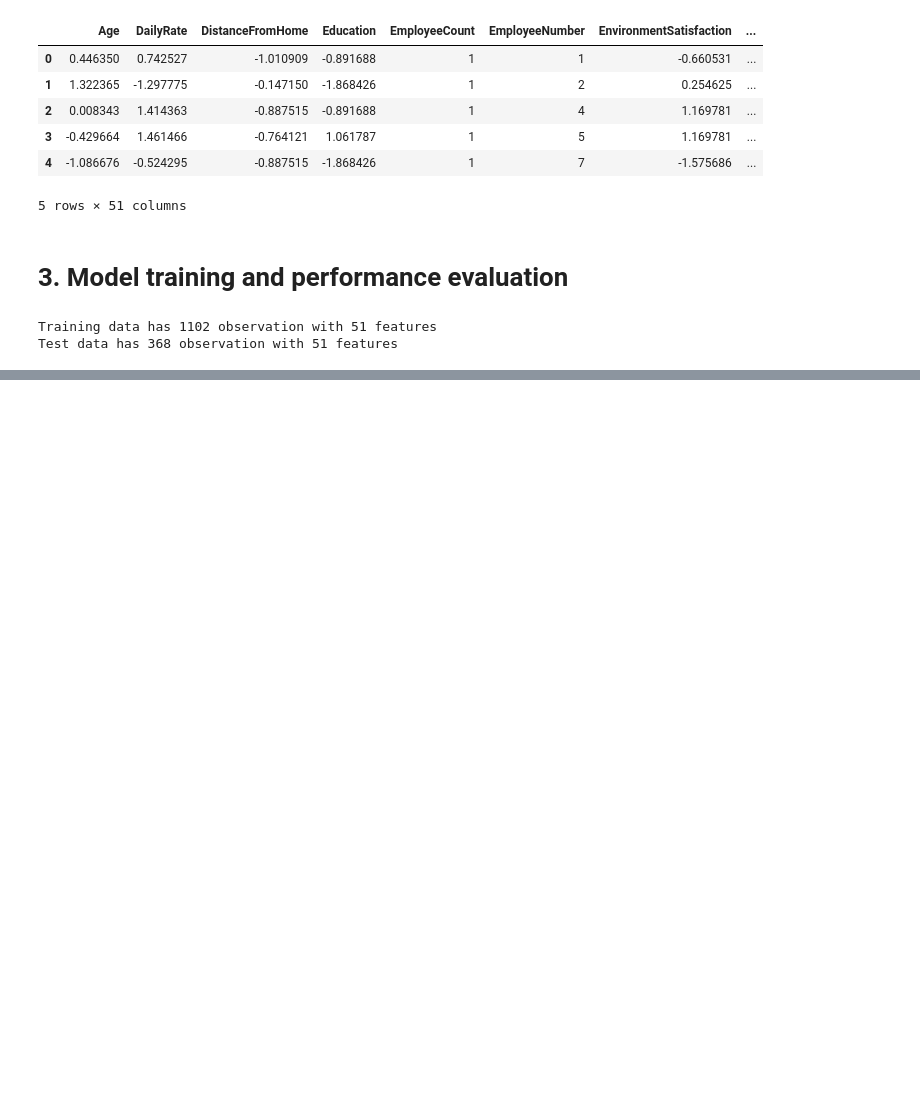
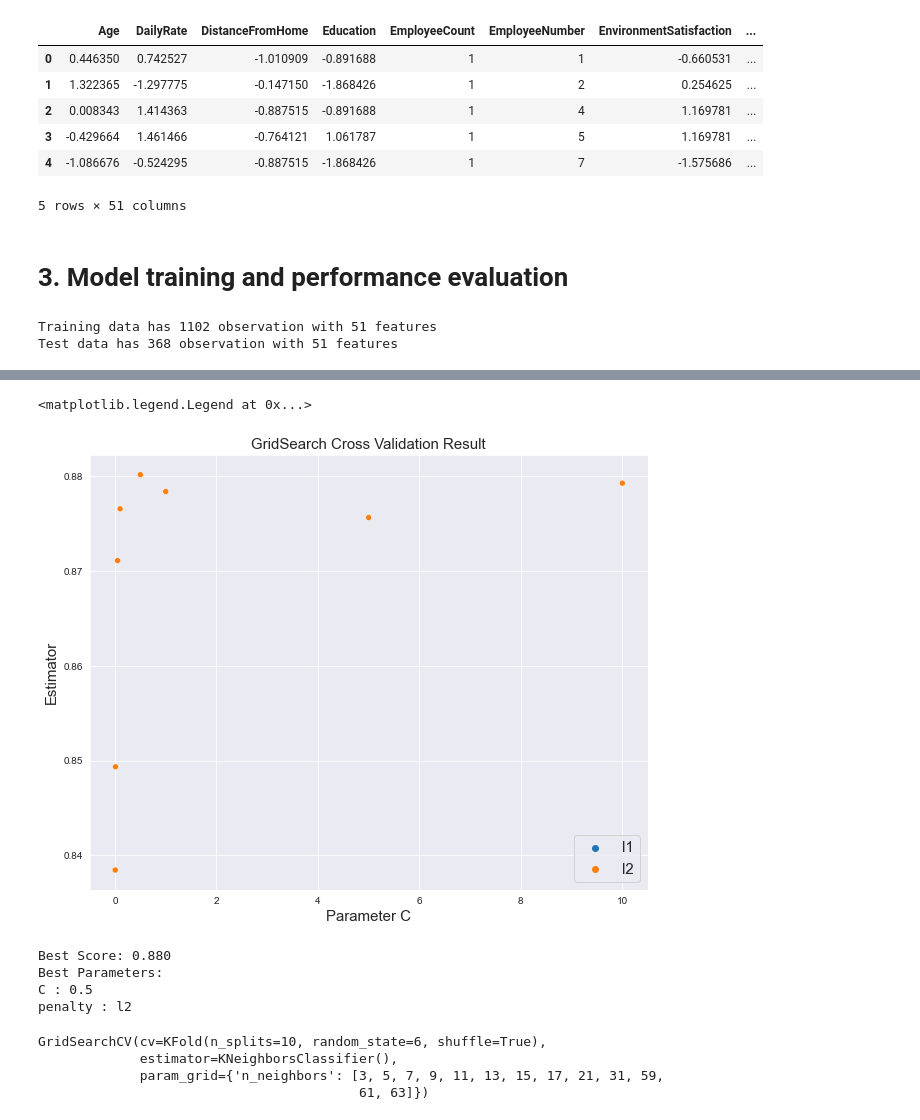
Before and after one commit to dalemunroe/project-4_group-2, a Jupyter notebook: IBM Employee Attrition.ipynb, the cells around one changed output, grey strips where cells are left out. Drawn from its saved outputs; the diff is of its cells as text; code cells hidden in the pictures; blank space fills up the shorter version.

```diff
--- a/IBM Employee Attrition.ipynb
+++ b/IBM Employee Attrition.ipynb
@@ -258,0 +322,11 @@ xg = xgb.XGBClassifier(random_state = 6)
+# %%
+# set kfold number for k fold cross validation method
+kfold = model_selection.KFold(n_splits=10, shuffle=True, random_state = 6)
+# %%
+# hyperparameter tuning for logistic regression
+lr_params = {'penalty':('l1', 'l2'),
+          'C':(0.001, 0.005, 0.01, 0.05, 0.1, 0.5, 1, 5, 10)}
+# %%
+# apply grid search on each hyperparameter and fit in with data
+grid_lr = GridSearchCV(lr, lr_params, cv= kfold)
+grid_lr.fit(X_train, y_train)
@@ -258,0 +355,22 @@ xg = xgb.XGBClassifier(random_state = 6)
+# %%
+lr_res = grid_lr.cv_results_
+# %%
+# visualize the affect of different hyperparameters on performance
+sns.set_style('darkgrid')
+plt.figure(figsize=(10, 8))
+sns.scatterplot(x = 'param_C', y = 'mean_test_score',hue = 'param_penalty',data = lr_res)
+plt.xlabel('Parameter C',fontsize = 15)
+plt.ylabel('Estimator',fontsize = 15)
+plt.title('GridSearch Cross Validation Result',fontsize = 15)
+plt.legend(fontsize = 15)
+# %% [output]
+<matplotlib.legend.Legend at 0x...>
+[figure, added]
+# %%
+# apply helper function to get the best hyperparameter
+get_grid_res(grid_lr)
+# %% [output]
+Best Score: 0.880
+Best Parameters:
+C : 0.5
+penalty : l2
@@ -258,0 +387,9 @@ xg = xgb.XGBClassifier(random_state = 6)
+# %%
+# apply grid search on each hyperparameter and fit in with data
+grid_knn = GridSearchCV(knn, knn_params, cv= kfold)
+grid_knn.fit(X_train, y_train)
+# %% [output]
+GridSearchCV(cv=KFold(n_splits=10, random_state=6, shuffle=True),
+             estimator=KNeighborsClassifier(),
+             param_grid={'n_neighbors': [3, 5, 7, 9, 11, 13, 15, 17, 21, 31, 59,
+                                         61, 63]})
```
Also changed, not shown: parts of 20 cells of this notebook.
